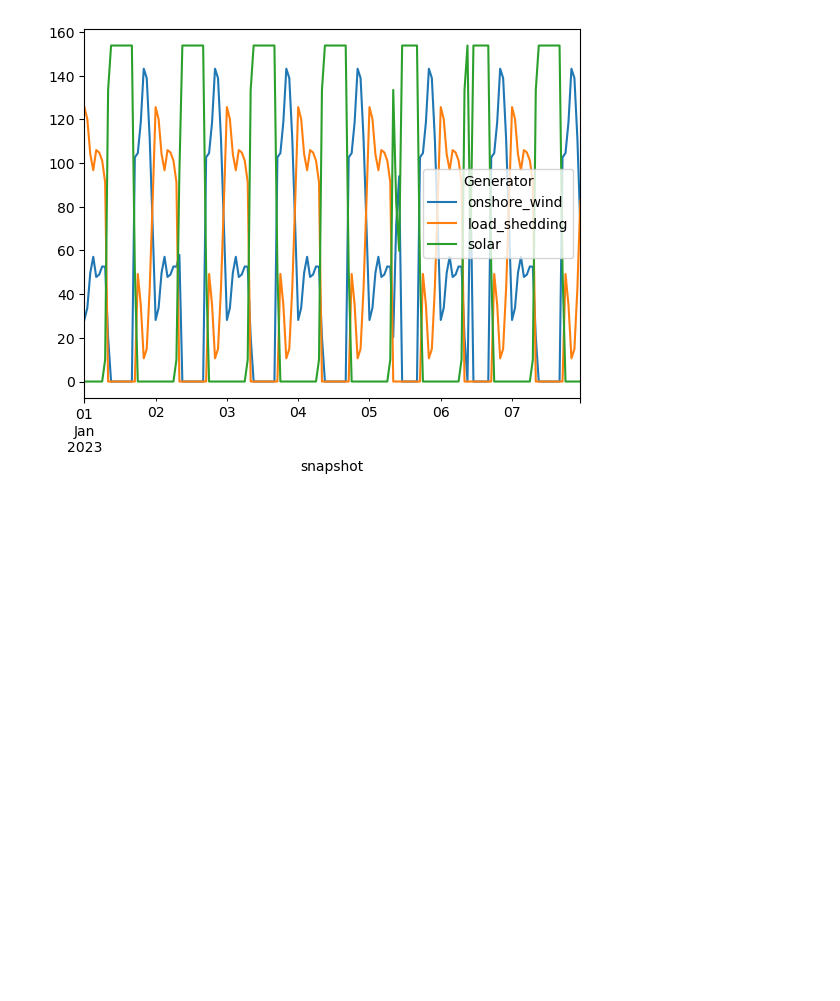
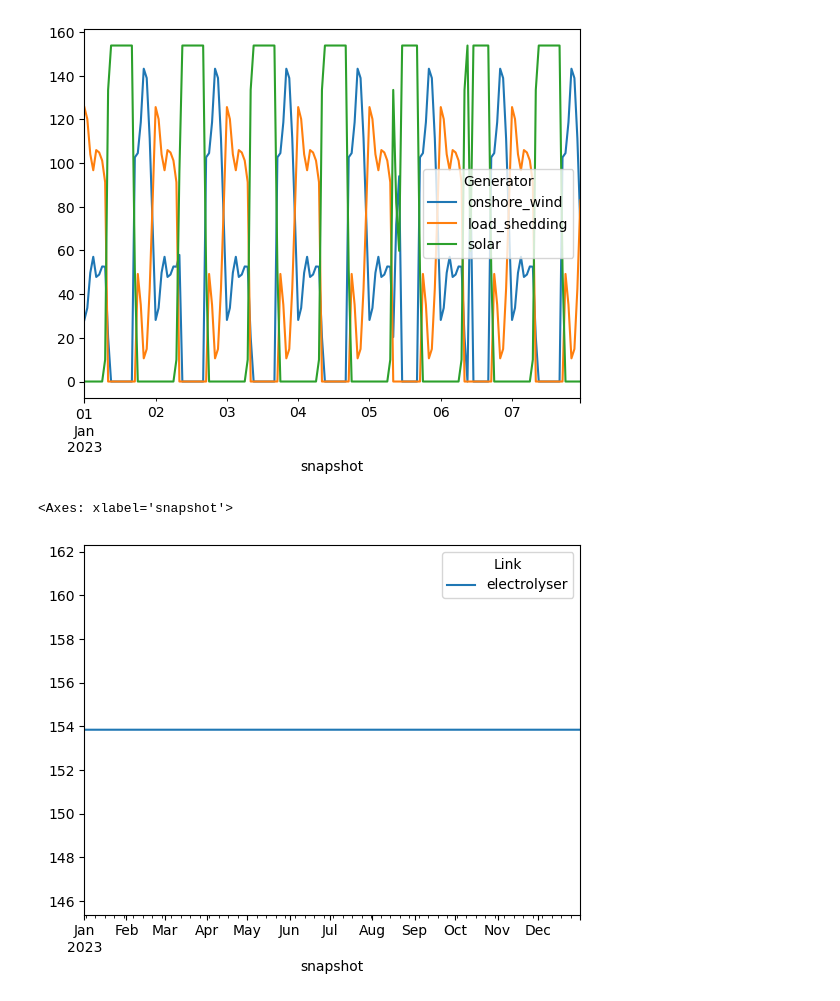
Before and after one commit to agoenergy/pypsa-h2-training, a Jupyter notebook: day 2/excercise_1_basic_green_h2_system_solution.ipynb, the cells around one changed output. Cells and saved outputs as stored; diff of their text form; code cells hidden in the pictures; blank space fills up the shorter version.

```diff
--- a/day 2/excercise_1_basic_green_h2_system_solution.ipynb
+++ b/day 2/excercise_1_basic_green_h2_system_solution.ipynb
@@ -336,6 +334,12 @@ network.generators_t.p[:24*7].plot()
 # %% [output]
 <Axes: xlabel='snapshot'>
 [figure]
+# %%
+# Inspect the electrolysis conversion
+network.links_t.p0.plot()
+# %% [output]
+<Axes: xlabel='snapshot'>
+[figure, added]
 # %%
 # Exporting check-point 2 network
 network.export_to_netcdf("../results/network_d2_e1-2.nc")
```
Also changed, not shown: parts of 10 cells of this notebook, 6 other files.
